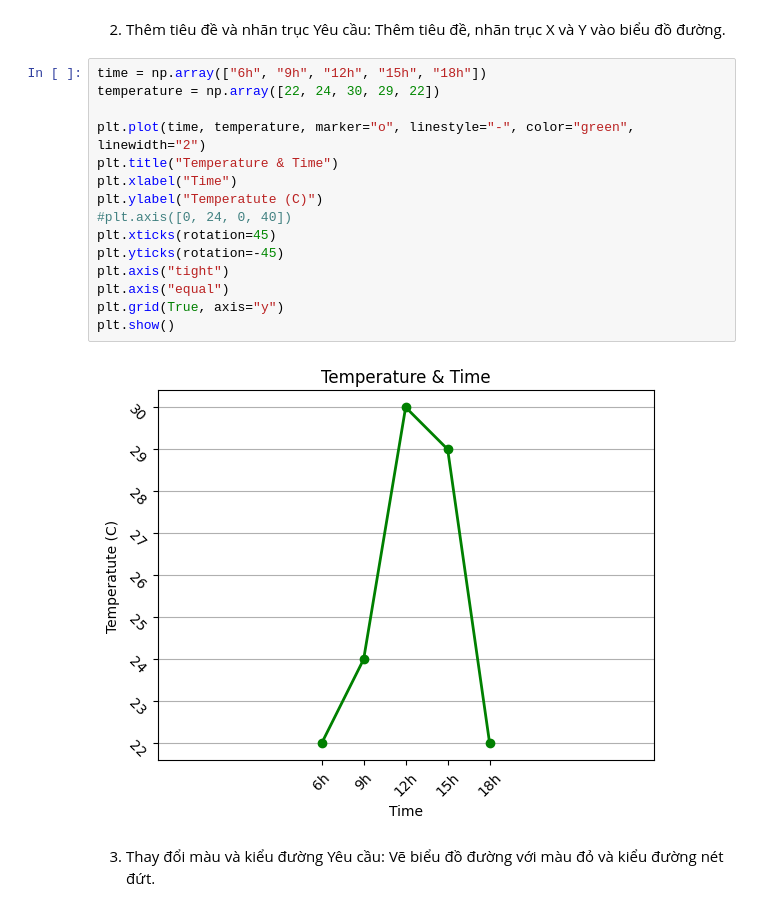
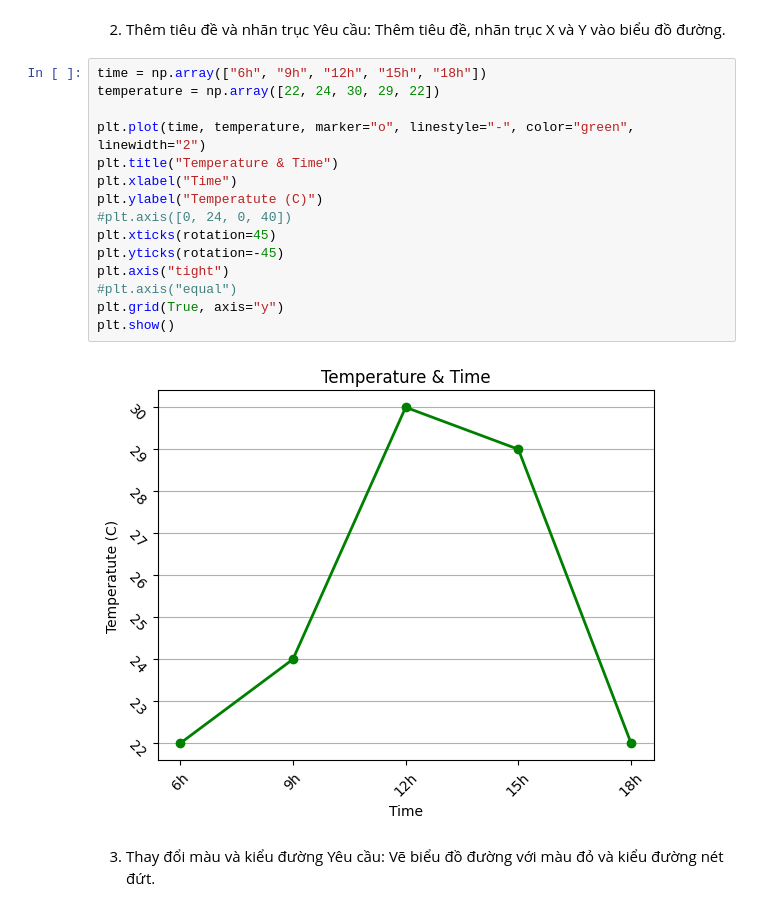
Before and after one commit to TruongQuangPhat/AI-Journey, a Jupyter notebook: Matplotlib/Matplotlib_Excercise.ipynb, the cells around one changed output. Saved outputs shown, nothing was run; the diff lists cells and outputs as text.

```diff
--- a/Matplotlib/Matplotlib_Excercise.ipynb
+++ b/Matplotlib/Matplotlib_Excercise.ipynb
@@ -23,20 +23,20 @@ Yêu cầu: Thêm tiêu đề, nhãn trục X và Y vào biểu đồ đường.
 # %%
 time = np.array(["6h", "9h", "12h", "15h", "18h"])
 temperature = np.array([22, 24, 30, 29, 22])
 
 plt.plot(time, temperature, marker="o", linestyle="-", color="green", linewidth="2")
 plt.title("Temperature & Time")
 plt.xlabel("Time")
 plt.ylabel("Temperatute (C)")
 #plt.axis([0, 24, 0, 40])
 plt.xticks(rotation=45)
 plt.yticks(rotation=-45)
 plt.axis("tight")
-plt.axis("equal")
+#plt.axis("equal")
 plt.grid(True, axis="y")
 plt.show()
 # %% [output]
-[figure, old version]
+[figure, new version]
 # %% [markdown]
 3. Thay đổi màu và kiểu đường
 Yêu cầu: Vẽ biểu đồ đường với màu đỏ và kiểu đường nét đứt.
```
Also changed, not shown: parts of 7 cells of this notebook.
